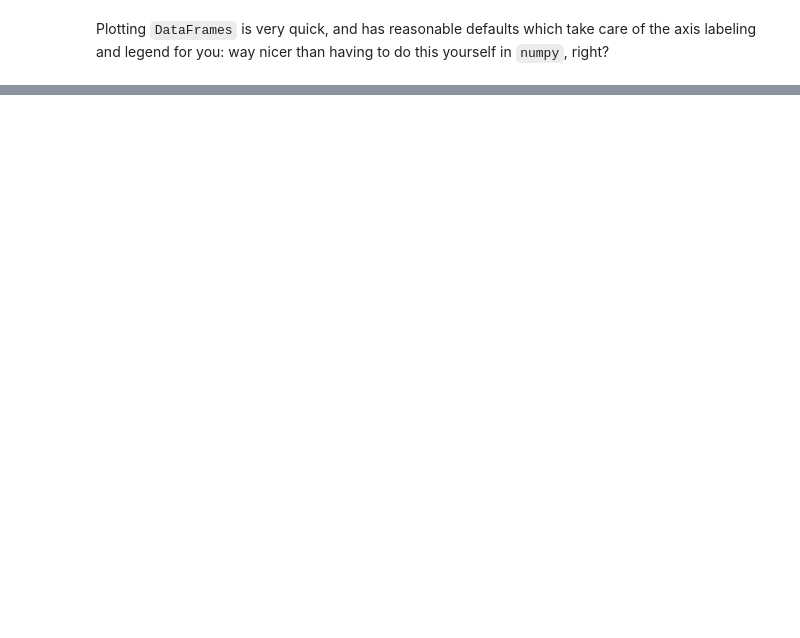
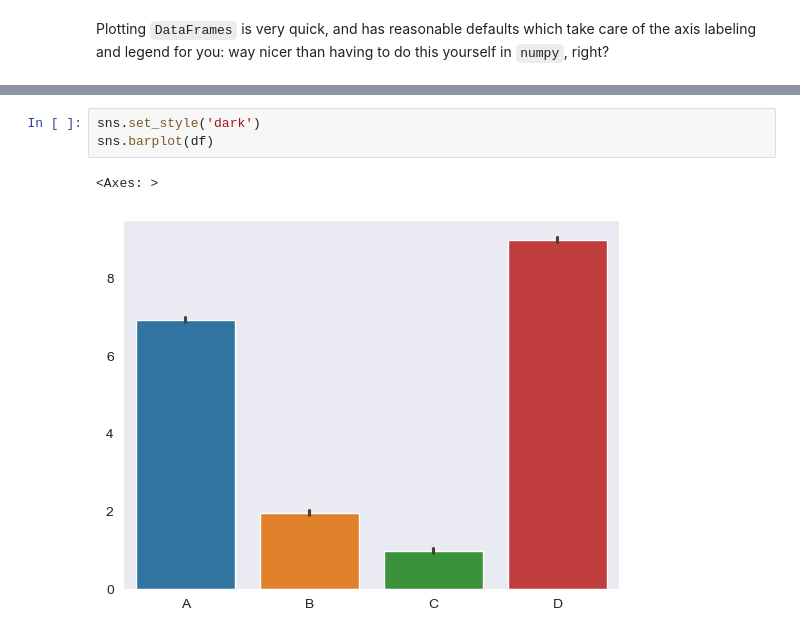
Before and after one commit to tknapen/python_workshop-Basel, a Jupyter notebook: notebooks/5-pandas_seaborn.ipynb, the cells around one changed output, grey strips where cells are left out. Drawn from its saved outputs; the diff is of its cells as text; blank space fills up the shorter version.

```diff
--- a/notebooks/5-pandas_seaborn.ipynb
+++ b/notebooks/5-pandas_seaborn.ipynb
@@ -104,0 +214,6 @@ df.plot()
+# %%
+sns.set_style('dark')
+sns.barplot(df)
+# %% [output]
+<Axes: >
+[figure, added]
```
Also changed, not shown: parts of 25 cells of this notebook.
